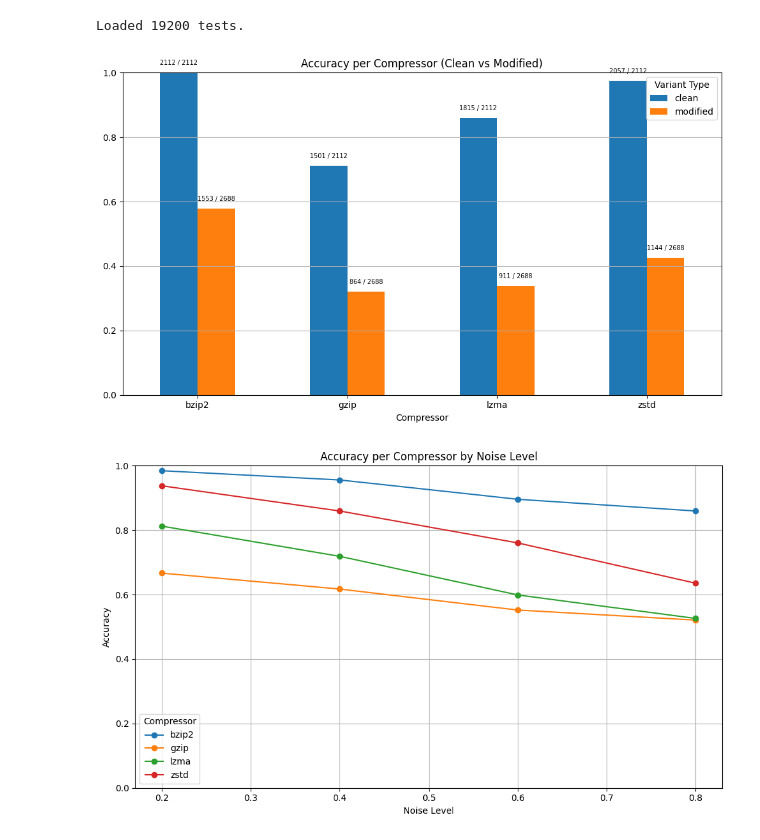
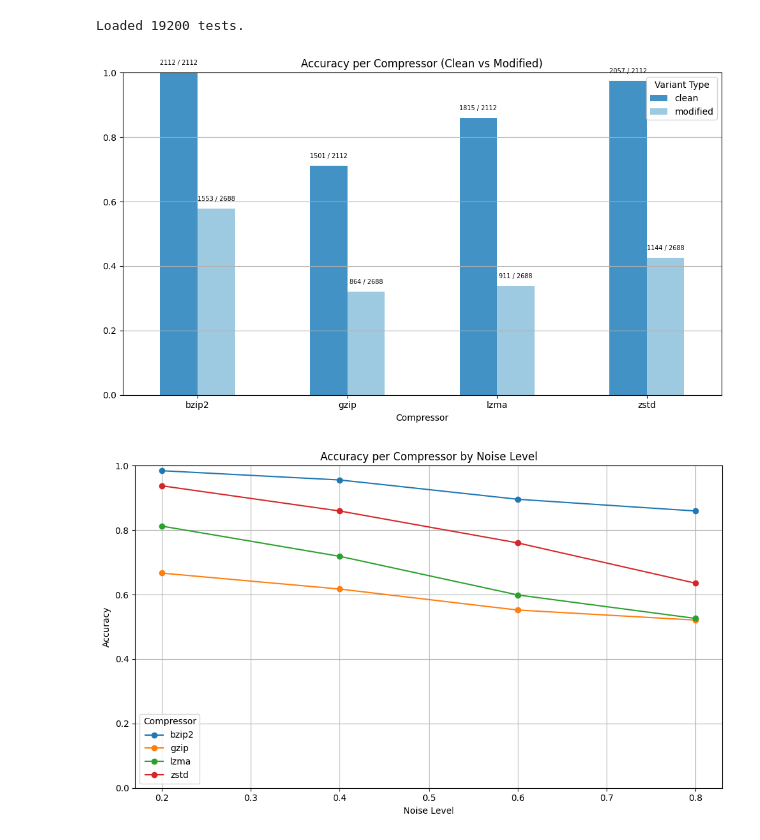
Before and after one commit to andreaoliveira9/Projeto-TAI-3, a Jupyter notebook: src/graphics.ipynb, the cells around one changed output. Drawn from its saved outputs; the diff is of its cells as text; code cells hidden in the pictures.

```diff
--- a/src/graphics.ipynb
+++ b/src/graphics.ipynb
@@ -35,35 +35,35 @@ summary["accuracy"] = summary["sum"] / summary["count"]
 # Pivot for plotting
 pivot = summary.pivot(index="compressor", columns="type", values="accuracy").fillna(0)
 correct_counts = summary.pivot(index="compressor", columns="type", values="sum").fillna(0).astype(int)
 total_counts = summary.pivot(index="compressor", columns="type", values="count").fillna(0).astype(int)
 
 # Plot
-ax = pivot.plot(kind="bar", figsize=(10, 6), title="Accuracy per Compressor (Clean vs Modified)")
+ax = pivot.plot(kind="bar", figsize=(10, 6), title="Accuracy per Compressor (Clean vs Modified)", color=["#4292C6", "#9ECAE1"] )
 plt.xlabel("Compressor")
 plt.xticks(rotation=0)
 plt.ylim(0, 1)
 plt.legend(title="Variant Type", loc="upper right")
 plt.tight_layout()
 plt.grid(axis="y")
 
 # Add count labels: correct / total
 for bars, label_type in zip(ax.containers, pivot.columns):
     for bar, compressor in zip(bars, pivot.index):
         correct = correct_counts.loc[compressor, label_type]
         total = total_counts.loc[compressor, label_type]
         height = bar.get_height()
         ax.text(
             bar.get_x() + bar.get_width() / 2,
             height + 0.02,
             f"{correct} / {total}",
             ha='center',
             va='bottom',
             fontsize=7
         )
 
 plt.show()
 # %% [output]
-[figure, old version]
+[figure, new version]
 # %%
 # First pass: detect noise levels dynamically
 noise_levels_found = set()
```
Also changed, not shown: parts of 3 cells of this notebook.
